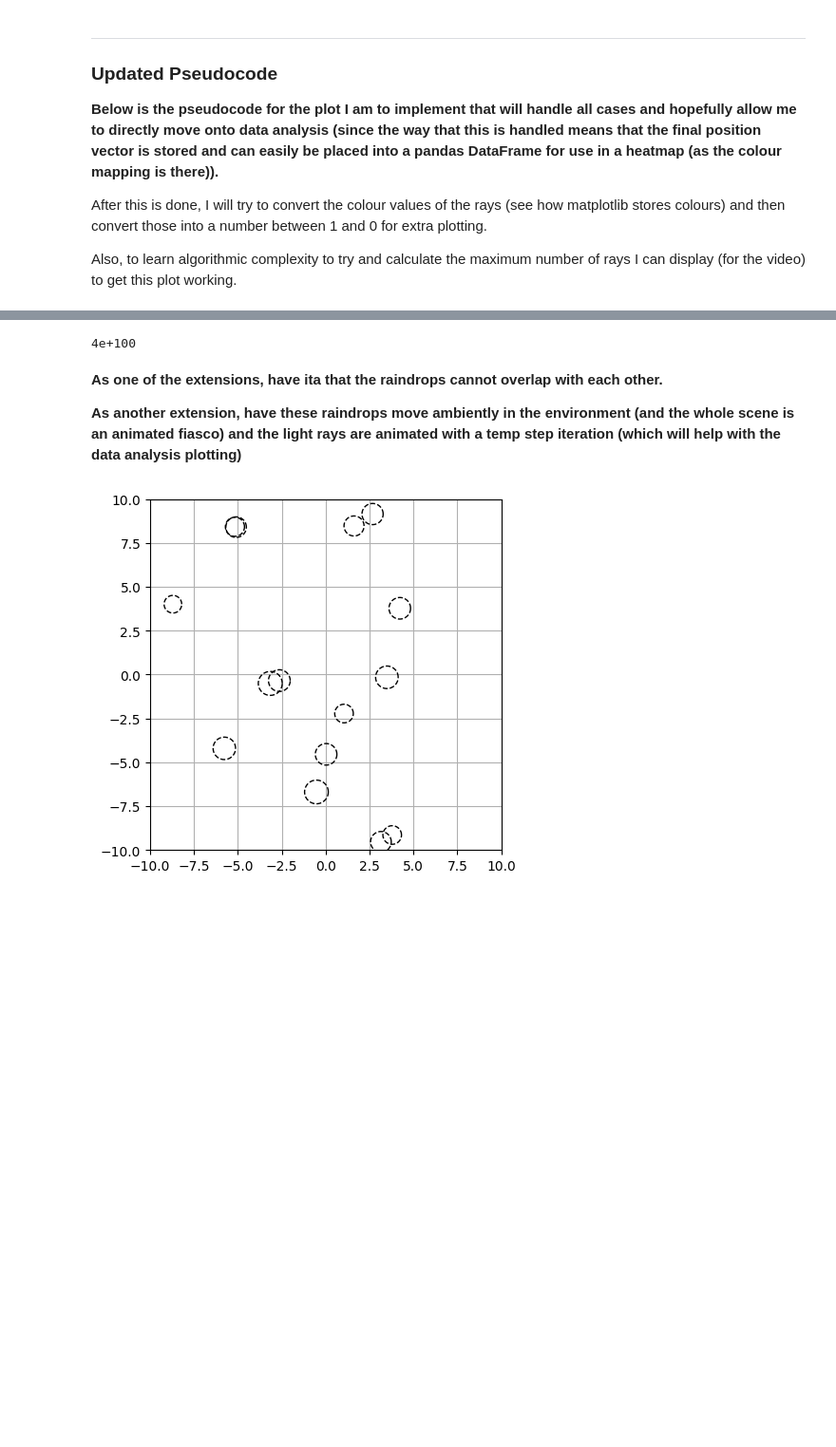
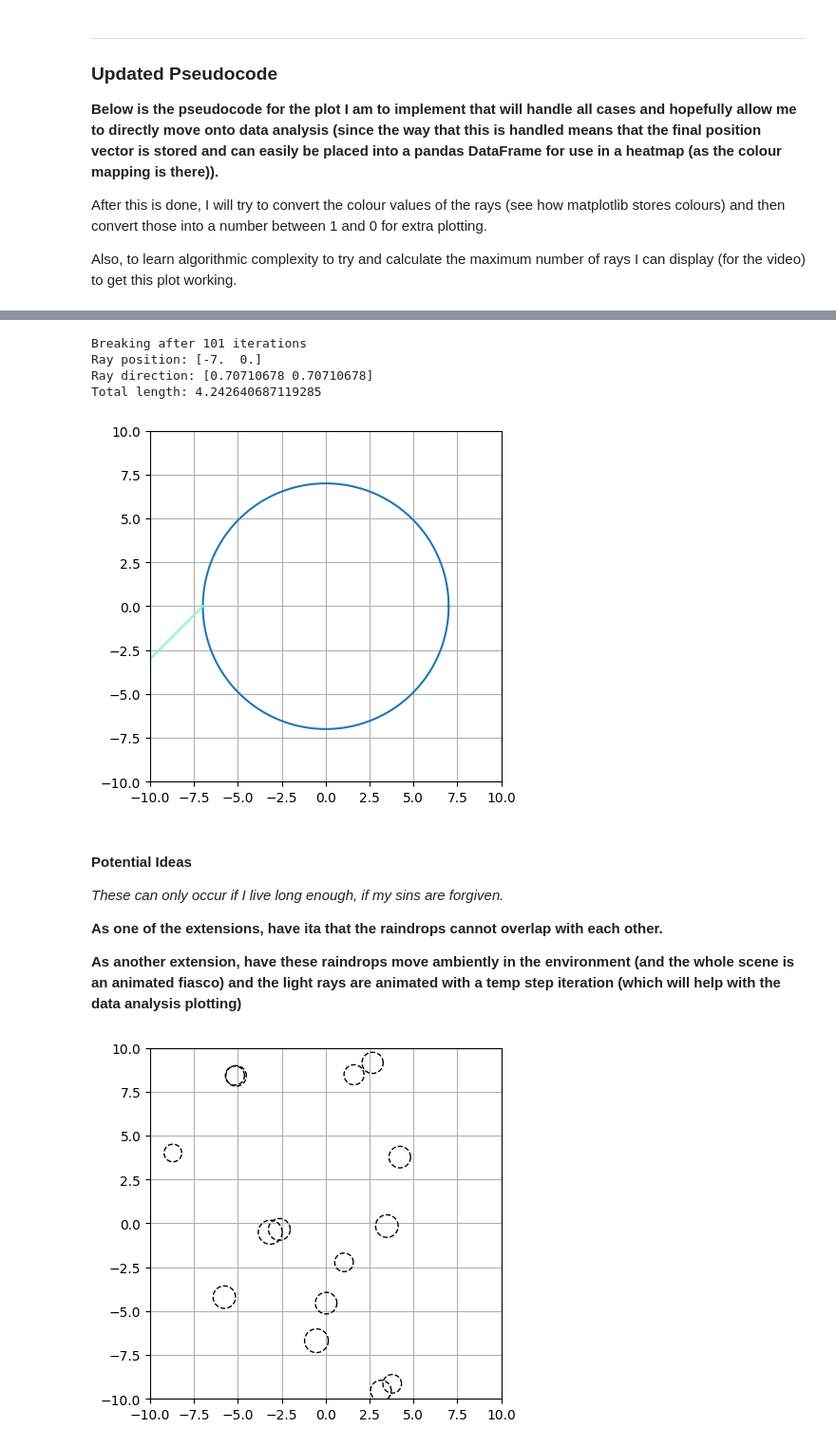
Before and after one commit to CorinnnaZ/CompChallenge, a Jupyter notebook: extension.ipynb, the cells around one changed output, grey strips where cells are left out. Shown at 95% size. Saved outputs shown, nothing was run; the diff lists cells and outputs as text; code cells hidden in the pictures; blank space fills up the shorter version.

```diff
--- a/extension.ipynb
+++ b/extension.ipynb
@@ -264,7 +264,6 @@ class RainDrop:
         The change from the previous code is present in the writeup.
         The main issue with that was the frequent square root aggregated the effects of floating point error, which isn't good.
         """
-
         # Conditions: find the dot product of the normal and incident to see its direction initially
         # This will determine the final step
         normal = self.get_surface_normal(intersection_point)
@@ -275,15 +274,16 @@ class RainDrop:
         incident = incident / np.linalg.norm(incident)
 
         # Determine entering/exiting
-        entering = np.dot(incident, normal) < 0
+        to_center = self.centre - intersection_point
+        entering = np.dot(incident, to_center) > 0
         if entering:
-            n1, n2 = 1.0, ray.get_refractive_index()[0]
+            n1, n2 = 1.0, 1.33
         else:
-            n1, n2 = ray.get_refractive_index()[0], 1.0
+            n1, n2 = 1.33, 1.0
 
         # Decompose
-        incident_parallel = np.dot(incident, normal) * normal
-        incident_perp = incident - incident_parallel
+        incident_parallel = np.dot(incident, normal) * normal # normal component
+        incident_perp = incident - incident_parallel # tangent component
 
         # Apply Snell's law to perpendicular part
         refracted_perp = (n1 / n2) * incident_perp
@@ -292,11 +292,13 @@ class RainDrop:
         mag_sq = 1 - np.linalg.norm(refracted_perp)**2
         if mag_sq < 0:
             return None  # total internal reflection
-        refracted_parallel = np.sqrt(mag_sq) * normal
 
         # Apply sign convention
         if entering:
-            refracted_parallel *= -1
+            refracted_parallel = np.sqrt(mag_sq) * normal
+
+        else:
+            refracted_parallel = -np.sqrt(mag_sq) * normal
 
         refracted = refracted_perp + refracted_parallel
         return refracted / np.linalg.norm(refracted)
@@ -422,14 +430,14 @@ Also, to learn algorithmic complexity to try and calculate the maximum number of
 lim = 10
 domain_bounds = [-lim, lim]
 max_L = 50
-eps = 1e-20 # to handle division by zero (in a lazy way)
+eps = 1e-7 # to handle division by zero (in a lazy way)
 
 # definitions
 ## define rays
-ray = Ray((domain_bounds[0], -6), (1,1), 400)
+ray = Ray((domain_bounds[0], -3), (1,1), 600)
 colour = ray.get_refractive_index()[1]
 ## define raindrops
-raindrop = RainDrop((0,0), 8)
+raindrop = RainDrop((0,0), 7)
 ## add to lists
 ray_list = []
 raindrop_list = []
@@ -441,13 +449,29 @@ fig, ax = plt.subplots()
 ax.set_xlim (min(domain_bounds), max(domain_bounds))
 ax.set_ylim (min(domain_bounds), max(domain_bounds))
 
+## plot all raindrops
+for raindrop in raindrop_list:
+    r_coordinates = raindrop.equation()
+    ax.plot(r_coordinates[0], r_coordinates[1])
 
 for ray in ray_list:
     path_segments = []
     total_length = 0 # magnitude(path_segments)
+    iteration_count = 0
     ## an exceptionally clunky way of defining whether the ray is in the plotting environemnt **and** is less than total length
-    while total_length < max_L and domain_bounds[0] < ray.position[0] < domain_bounds[1] and domain_bounds[0] < ray.position[1] < domain_bounds[1]:
-    intersections_found = []
+    while total_length < max_L and domain_bounds[0] <= ray.position[0] < domain_bounds[1] and domain_bounds[0] <= ray.position[1] < domain_bounds[1]:
+        iteration_count += 1
+
+        # Add safety break for debugging
+        if iteration_count > 100:
+            print(f"Breaking after {iteration_count} iterations")
+            print(f"Ray position: {ray.position}")
+            print(f"Ray direction: {ray.direction}")
+            print(f"Total length: {total_length}")
+            break
+
+        intersections_found = []
+        intersections_found = []
         for raindrop in raindrop_list:
             ray.position = np.array(ray.position)
             # if intersection
@@ -462,42 +486,54 @@ for ray in ray_list:
         if len(intersections_found) == 0:
             # then plot everything and break out of whole thing
             ## plot a line from ray.position[0] to domain_bounds[1]
             exit_ray_x = domain_bounds[1]
             m = (ray.direction[1])/(ray.direction[0] + eps)
             exit_ray_y = (m * (exit_ray_x - ray.position[0])) + ray.position[1]
             boundary_point = np.array((exit_ray_x, exit_ray_y))
             path_segments.append((ray.position, boundary_point))
+            total_length += np.linalg.norm(intersection_coordinate - ray.position)
             break
+
         # choose the coordinate who is closest to this intersection point
         # do this by finding the index of the closest one
         ## length between points
         intersection_lengths = [np.linalg.norm(point - ray.position) for point, rd in intersections_found]
         min_index = intersection_lengths.index(min(intersection_lengths))
 
         intersection_coordinate = intersections_found[min_index][0]
         ## determine which raindrop corresponds to the closest intersection point
         closest_raindrop = intersections_found[min_index][1]
 
         path_segments.append(((ray.position), (intersection_coordinate)))
+        total_length += np.linalg.norm(intersection_coordinate - ray.position)
 
+        new_direction = closest_raindrop.refraction_ray(ray, intersection_coordinate)
+        if new_direction is None: # error handling
+            break
         ## then find the direction of the new ray
         ray.position = intersection_coordinate # update the ray position to equate the intersections after it has been refracted
                                                # this way, there can be a cohesive linear piecewise plot
-        ray.direction = closest_raindrop.refraction_ray(ray, intersection_coordinate)
+        ray.direction = new_direction
     path_array = np.array(path_segments) # converting the coordinate list into a numpy array
                                          # since path_segments[:][0] is not allowed
 
     for start, end in path_segments:
         ax.plot([start[0], end[0]], [start[1], end[1]], color=colour)
+
+ax.grid()
+ax.set_aspect(1)
 plt.show()
+# %% [output]
+Breaking after 101 iterations
+Ray position: [-7.  0.]
+Ray direction: [0.70710678 0.70710678]
+Total length: 4.242640687119285
+[figure, added]
-# %%
-import numpy as np
-
-eps = 1e-100
-print(4/eps)
-# %% [output]
-4e+100
 # %% [markdown]
+
+#### Potential Ideas
+*These can only occur if I live long enough, if my sins are forgiven.*
+
 **As one of the extensions, have ita that the raindrops cannot overlap with each other.**
 
 **As another extension, have these raindrops move ambiently in the environment (and the whole scene is an animated fiasco) and the light rays are animated with a temp step iteration (which will help with the data analysis plotting)**
```
Also changed, not shown: parts of 2 cells of this notebook.
